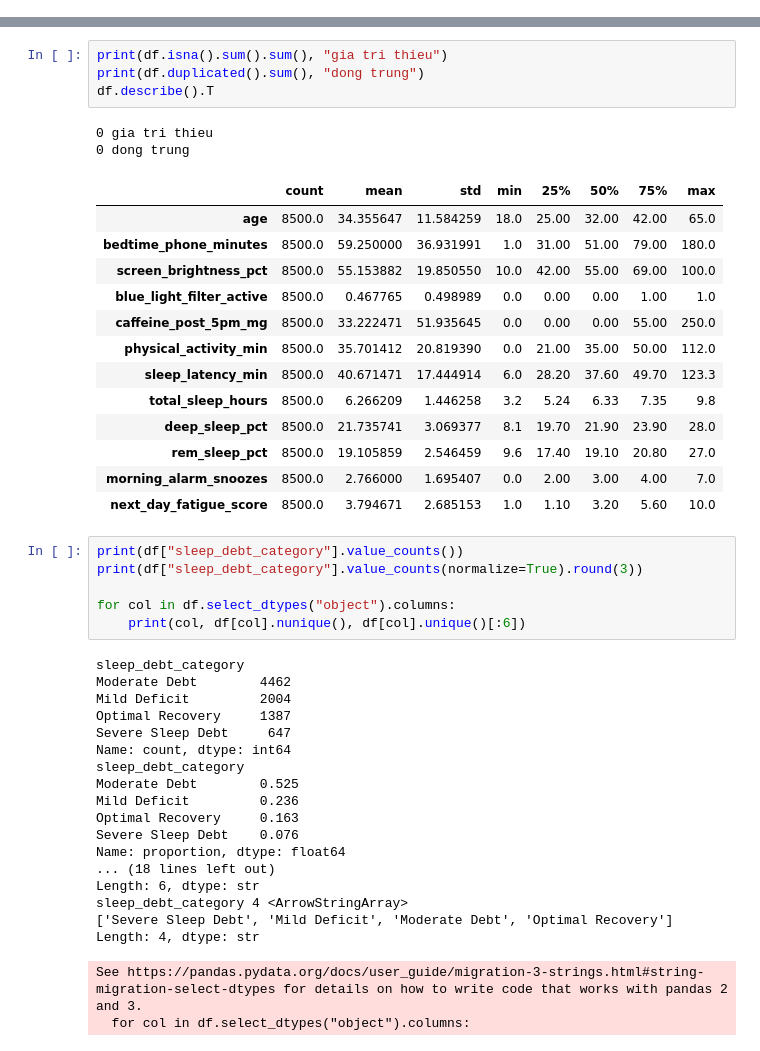
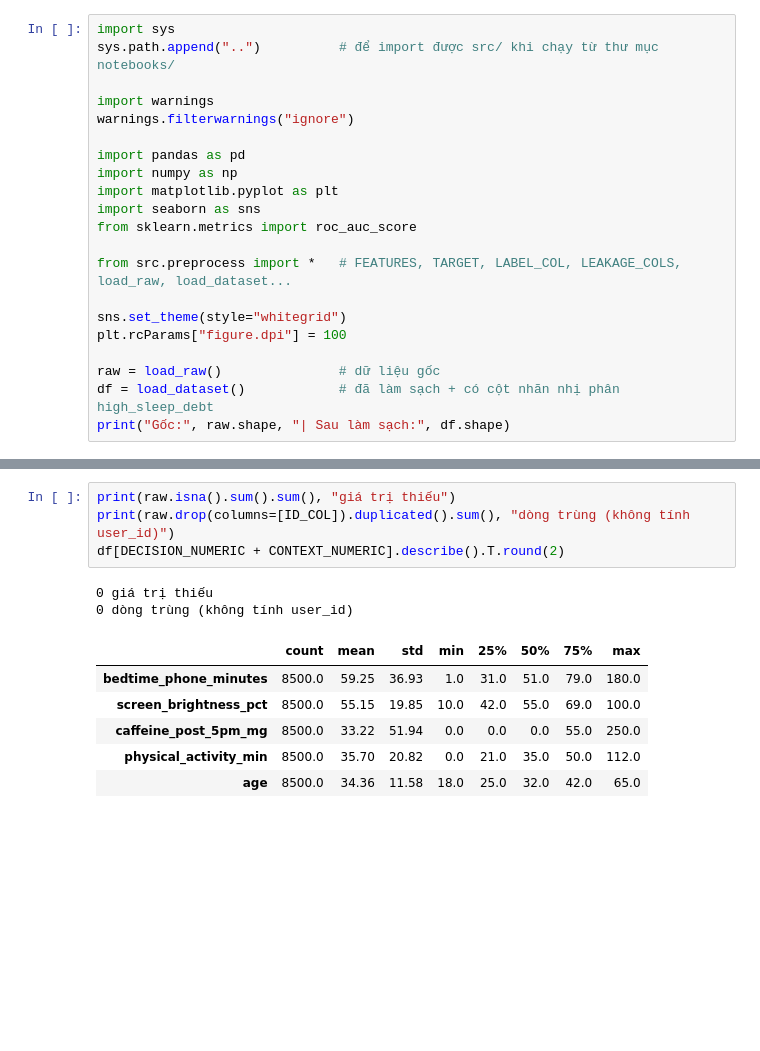
Before and after one commit to daiduongtatran/dss, a Jupyter notebook: notebooks/01_eda.ipynb, the cells around one changed output, grey strips where cells are left out. Saved outputs shown, nothing was run; the diff lists cells and outputs as text; blank space fills up the shorter version.

```diff
--- a/notebooks/01_eda.ipynb
+++ b/notebooks/01_eda.ipynb
@@ -13,0 +7,21 @@ df.shape
+# %%
+import sys
+sys.path.append("..")          # để import được src/ khi chạy từ thư mục notebooks/
+
+import warnings
+warnings.filterwarnings("ignore")
+
+import pandas as pd
+import numpy as np
+import matplotlib.pyplot as plt
+import seaborn as sns
+from sklearn.metrics import roc_auc_score
+
+from src.preprocess import *   # FEATURES, TARGET, LABEL_COL, LEAKAGE_COLS, load_raw, load_dataset...
+
+sns.set_theme(style="whitegrid")
+plt.rcParams["figure.dpi"] = 100
+
+raw = load_raw()               # dữ liệu gốc
+df = load_dataset()            # đã làm sạch + có cột nhãn nhị phân high_sleep_debt
+print("Gốc:", raw.shape, "| Sau làm sạch:", df.shape)
@@ -39,48 +57,15 @@ memory usage: 1.7 MB
 | 3 | USR-00004 | 36 | Non-Binary | Remote Tech | Intermediate | 34 | YouTube | ... |
 | 4 | USR-00005 | 23 | Female | Healthcare / Shift Worker | Intermediate | 27 | TikTok / Reels | ... |
 # %%
-print(df.isna().sum().sum(), "gia tri thieu")
-print(df.duplicated().sum(), "dong trung")
-df.describe().T
+print(raw.isna().sum().sum(), "giá trị thiếu")
+print(raw.drop(columns=[ID_COL]).duplicated().sum(), "dòng trùng (không tính user_id)")
+df[DECISION_NUMERIC + CONTEXT_NUMERIC].describe().T.round(2)
 # %% [output]
-0 gia tri thieu
-0 dong trung
+0 giá trị thiếu
+0 dòng trùng (không tính user_id)
 |  | count | mean | std | min | 25% | 50% | 75% | max |
-| age | 8500.0 | 34.355647 | 11.584259 | 18.0 | 25.00 | 32.00 | 42.00 | 65.0 |
-| bedtime_phone_minutes | 8500.0 | 59.250000 | 36.931991 | 1.0 | 31.00 | 51.00 | 79.00 | 180.0 |
-| screen_brightness_pct | 8500.0 | 55.153882 | 19.850550 | 10.0 | 42.00 | 55.00 | 69.00 | 100.0 |
-| blue_light_filter_active | 8500.0 | 0.467765 | 0.498989 | 0.0 | 0.00 | 0.00 | 1.00 | 1.0 |
-| caffeine_post_5pm_mg | 8500.0 | 33.222471 | 51.935645 | 0.0 | 0.00 | 0.00 | 55.00 | 250.0 |
-| physical_activity_min | 8500.0 | 35.701412 | 20.819390 | 0.0 | 21.00 | 35.00 | 50.00 | 112.0 |
-| sleep_latency_min | 8500.0 | 40.671471 | 17.444914 | 6.0 | 28.20 | 37.60 | 49.70 | 123.3 |
-| total_sleep_hours | 8500.0 | 6.266209 | 1.446258 | 3.2 | 5.24 | 6.33 | 7.35 | 9.8 |
-| deep_sleep_pct | 8500.0 | 21.735741 | 3.069377 | 8.1 | 19.70 | 21.90 | 23.90 | 28.0 |
-| rem_sleep_pct | 8500.0 | 19.105859 | 2.546459 | 9.6 | 17.40 | 19.10 | 20.80 | 27.0 |
-| morning_alarm_snoozes | 8500.0 | 2.766000 | 1.695407 | 0.0 | 2.00 | 3.00 | 4.00 | 7.0 |
-| next_day_fatigue_score | 8500.0 | 3.794671 | 2.685153 | 1.0 | 1.10 | 3.20 | 5.60 | 10.0 |
+| bedtime_phone_minutes | 8500.0 | 59.25 | 36.93 | 1.0 | 31.0 | 51.0 | 79.0 | 180.0 |
+| screen_brightness_pct | 8500.0 | 55.15 | 19.85 | 10.0 | 42.0 | 55.0 | 69.0 | 100.0 |
+| caffeine_post_5pm_mg | 8500.0 | 33.22 | 51.94 | 0.0 | 0.0 | 0.0 | 55.0 | 250.0 |
+| physical_activity_min | 8500.0 | 35.70 | 20.82 | 0.0 | 21.0 | 35.0 | 50.0 | 112.0 |
+| age | 8500.0 | 34.36 | 11.58 | 18.0 | 25.0 | 32.0 | 42.0 | 65.0 |
-# %%
-print(df["sleep_debt_category"].value_counts())
-print(df["sleep_debt_category"].value_counts(normalize=True).round(3))
-
-for col in df.select_dtypes("object").columns:
-    print(col, df[col].nunique(), df[col].unique()[:6])
-# %% [output]
-sleep_debt_category
-Moderate Debt        4462
-Mild Deficit         2004
-Optimal Recovery     1387
-Severe Sleep Debt     647
-Name: count, dtype: int64
-sleep_debt_category
-Moderate Debt        0.525
-Mild Deficit         0.236
-Optimal Recovery     0.163
-Severe Sleep Debt    0.076
-Name: proportion, dtype: float64
-... (18 lines left out)
-Length: 6, dtype: str
-sleep_debt_category 4 <ArrowStringArray>
-['Severe Sleep Debt', 'Mild Deficit', 'Moderate Debt', 'Optimal Recovery']
-Length: 4, dtype: str
-See https://pandas.pydata.org/docs/user_guide/migration-3-strings.html#string-migration-select-dtypes for details on how to write code that works with pandas 2 and 3.
-  for col in df.select_dtypes("object").columns:
```
Also changed, not shown: parts of 23 cells of this notebook.
